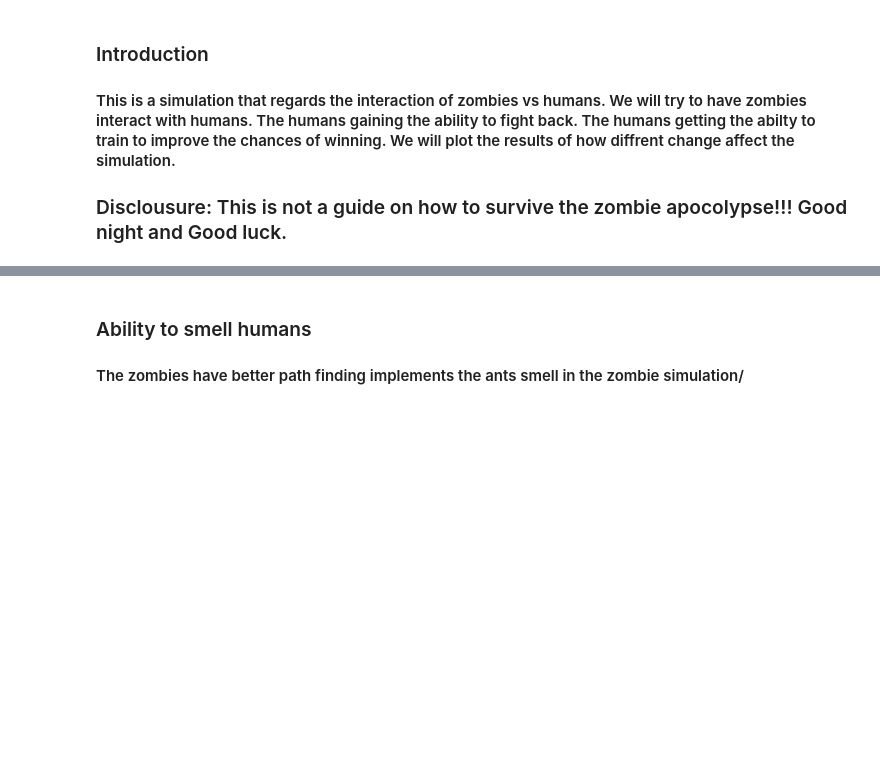
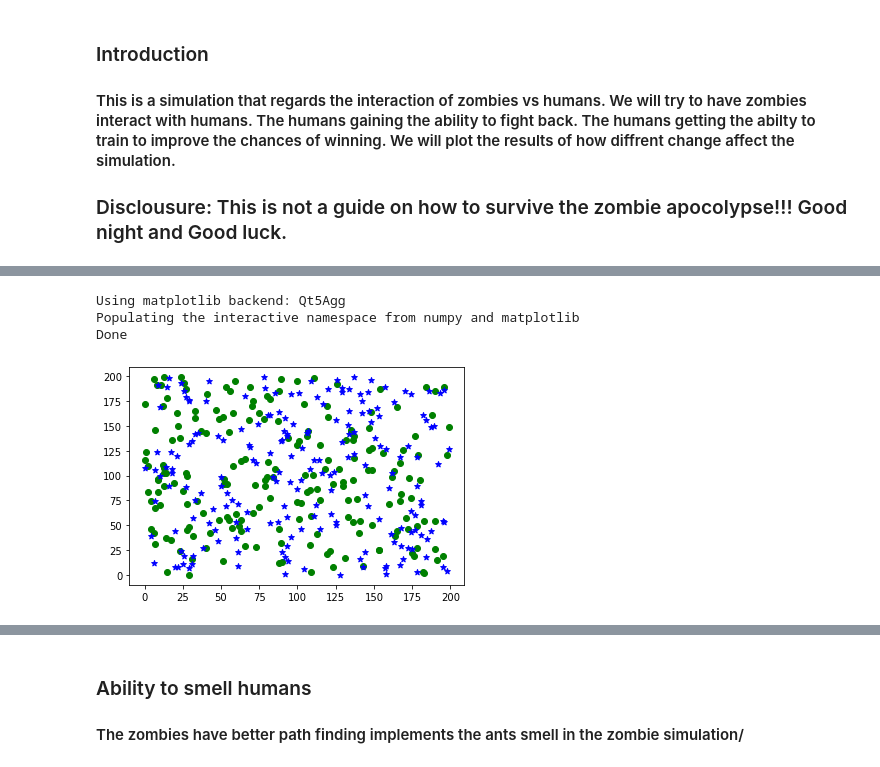
Before and after one commit to AriAtari/zombie_alpaca, a Jupyter notebook: Zombie_alpaca.ipynb, the cells around one changed output, grey strips where cells are left out. Cells and saved outputs as stored; diff of their text form; code cells hidden in the pictures; blank space fills up the shorter version.

Commit message:
Adding the basic model to writeup notebook

```diff
--- a/Zombie_alpaca.ipynb
+++ b/Zombie_alpaca.ipynb
@@ -14,0 +18,46 @@
+# %%
+import matplotlib.pyplot as plt
+import numpy as np
+
+%reload_ext autoreload
+%autoreload 2
+%pylab
+%matplotlib inline
+
+from IPython.display import display, clear_output
+
+from zombie_model import human, zombie, alpacalypse # importing necessary classes
+
+my_alpaca = alpacalypse(width = 200 , height = 200) # initializing apocolypse class
+
+np.random.seed(123456789)
+
+# Initializing a bunch of humans and zombies
+for p in range(200):
+    my_alpaca.humans.append(
+        human()
+    )
+
+    my_alpaca.zombies.append(
+        zombie()
+    )
+
+# Group both sets of entities in one list
+my_alpaca._all_entities = [*my_alpaca.humans, *my_alpaca.zombies]
+
+print("Done")
+# %% [output]
+Using matplotlib backend: Qt5Agg
+Populating the interactive namespace from numpy and matplotlib
+Done
+# %%
+# Testing to see if the '.place_at' and '.draw()'functions work
+
+for hum in my_alpaca.humans:
+    hum.place_at([np.random.randint(low = 0, high = my_alpaca.width),np.random.randint(low = 0, high = my_alpaca.height)])
+
+for zom in my_alpaca.zombies:
+    zom.place_at([np.random.randint(low = 0, high = my_alpaca.width),np.random.randint(low = 0, high = my_alpaca.height)])
+my_alpaca.draw()
+# %% [output]
+[figure, added]
```
Also changed, not shown: parts of 4 cells of this notebook, 1 other file.
